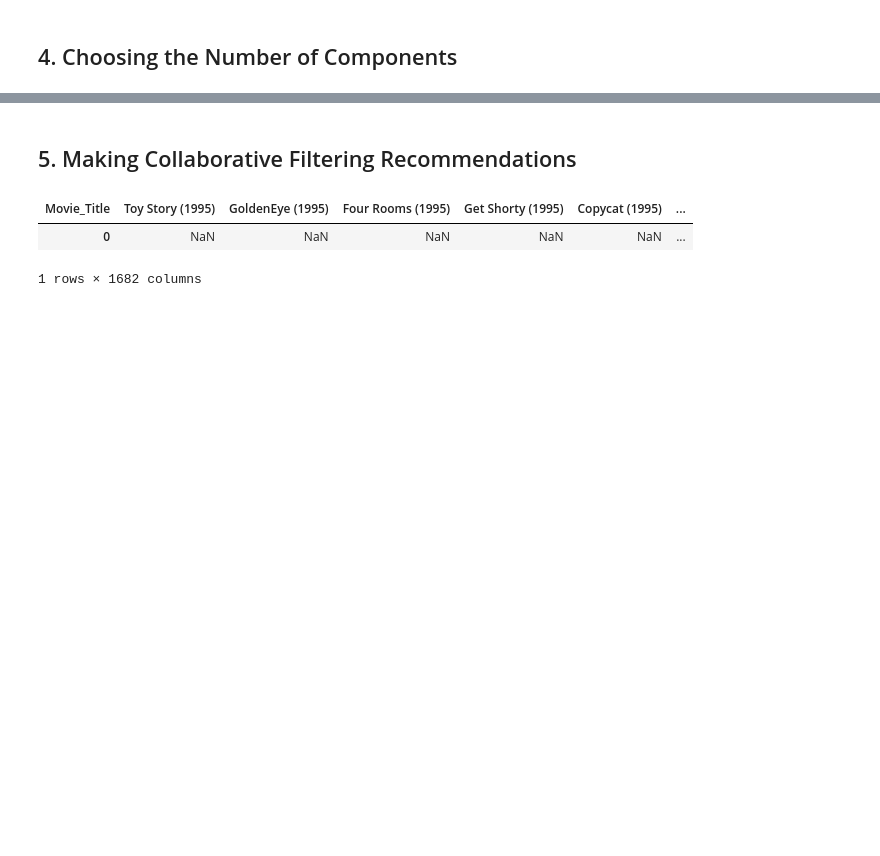
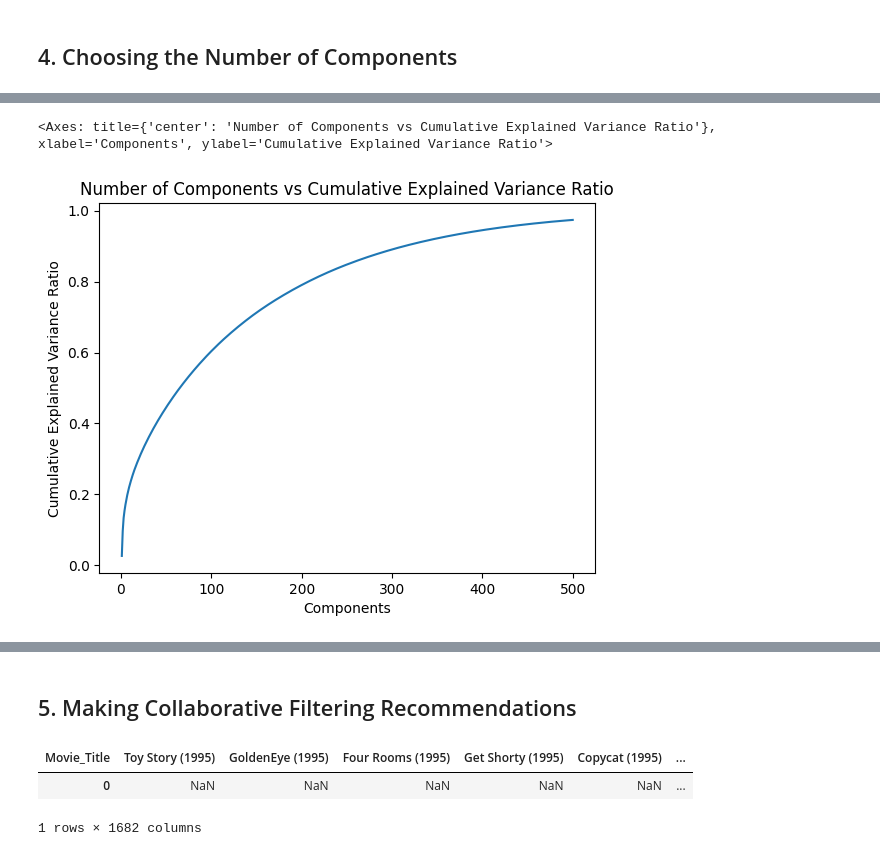
Before and after one commit to hummetova-gunay/Unsupervised_Learning, a Jupyter notebook: Python Unsupervised Learning/Course Assignment Notebooks/section08_recommenders_assignments.ipynb, the cells around one changed output, grey strips where cells are left out. Drawn from its saved outputs; the diff is of its cells as text; code cells hidden in the pictures; blank space fills up the shorter version.

```diff
--- a/Python Unsupervised Learning/Course Assignment Notebooks/section08_recommenders_assignments.ipynb
+++ b/Python Unsupervised Learning/Course Assignment Notebooks/section08_recommenders_assignments.ipynb
@@ -238,3 +238,5 @@ VT_df.head()
 ## 4. Choosing the Number of Components
 # %%
 # 1. Fit a TruncatedSVD model with 500 components
+svd_500 = TruncatedSVD(n_components=500)
+svd_500.fit(X)
@@ -240,0 +245,5 @@ VT_df.head()
+# %%
+# user item matrix
+
+U = svd_500.transform(X)
+U.shape
@@ -240,0 +279,3 @@ VT_df.head()
+# %%
+cum_evr6 = list(zip(range(1, U.shape[1]+1), np.cumsum(svd_500.explained_variance_ratio_)))
+cum_evr6
@@ -241,4 +300,12 @@ VT_df.head()
 # %%
 # 2. Plot the cumulative explained variance ratios
+cum_evr6_df = pd.DataFrame(cum_evr6).set_index(0)
+cum_evr6_df.plot(title='Number of Components vs Cumulative Explained Variance Ratio',
+                xlabel='Components',
+                ylabel='Cumulative Explained Variance Ratio',
+                legend=False)
+# %% [output]
+<Axes: title={'center': 'Number of Components vs Cumulative Explained Variance Ratio'}, xlabel='Components', ylabel='Cumulative Explained Variance Ratio'>
+[figure, added]
 # %%
 # 3. Suggest a “good” number of components that best captures the info in the data set
```
Also changed, not shown: parts of 23 cells of this notebook.
